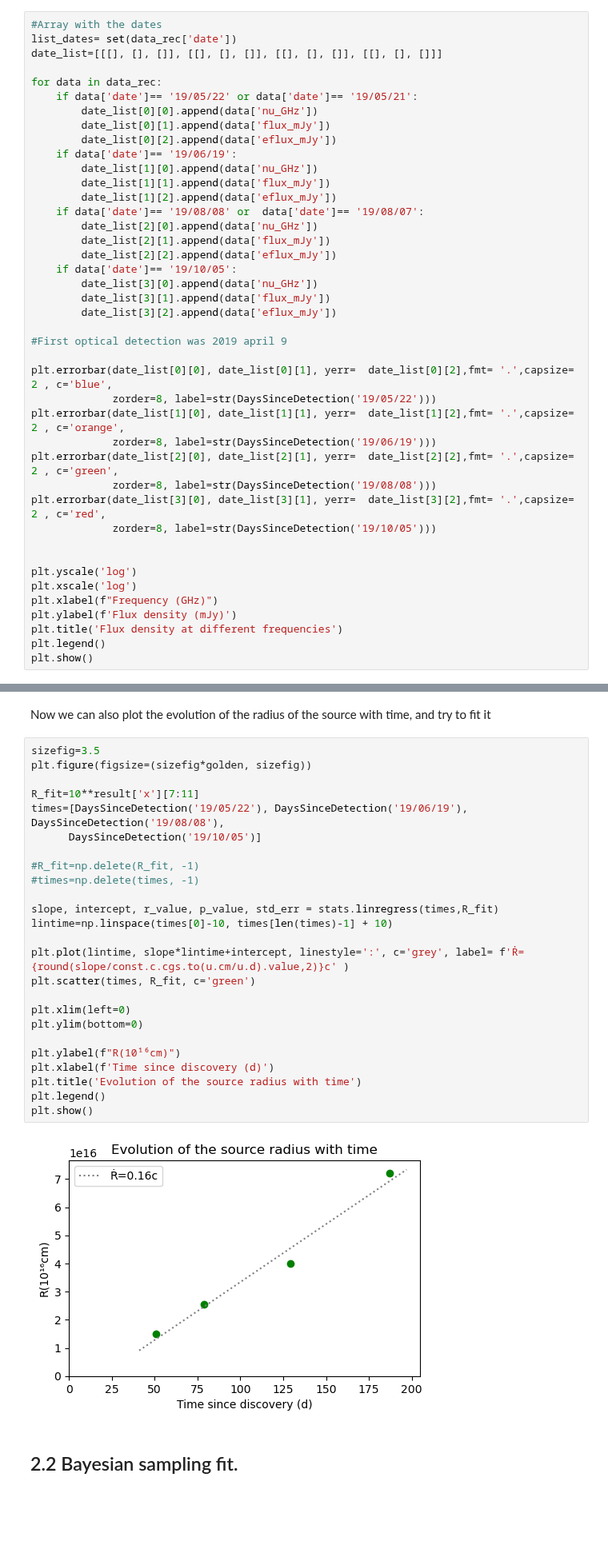
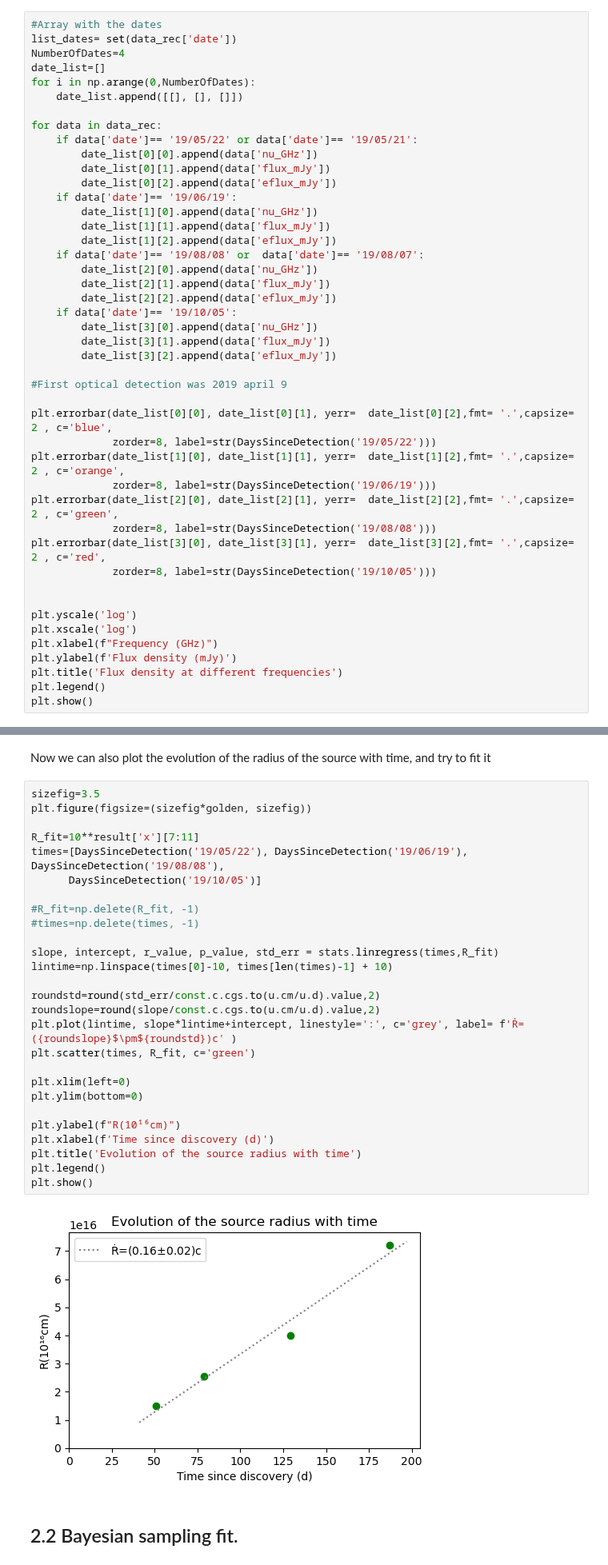
Before and after one commit to Camachoadri/JAEICU2024, a Jupyter notebook: TDE AT2019dsg/TDE jet from AT2019dsg.ipynb, the cells around one changed output, grey strips where cells are left out. Shown at 80% size. Saved outputs shown, nothing was run; the diff lists cells and outputs as text; blank space fills up the shorter version.

```diff
--- a/TDE AT2019dsg/TDE jet from AT2019dsg.ipynb
+++ b/TDE AT2019dsg/TDE jet from AT2019dsg.ipynb
@@ -63,7 +64,10 @@ Let's make a plot to visualize the data.
 # %%
 #Array with the dates
 list_dates= set(data_rec['date'])
-date_list=[[[], [], []], [[], [], []], [[], [], []], [[], [], []]]
+NumberOfDates=4
+date_list=[]
+for i in np.arange(0,NumberOfDates):
+    date_list.append([[], [], []])
 
 for data in data_rec:
     if data['date']== '19/05/22' or data['date']== '19/05/21':
@@ -480,29 +484,31 @@ Now we can also plot the evolution of the radius of the source with time, and tr
 # %%
 sizefig=3.5
 plt.figure(figsize=(sizefig*golden, sizefig))
 
 R_fit=10**result['x'][7:11]
 times=[DaysSinceDetection('19/05/22'), DaysSinceDetection('19/06/19'), DaysSinceDetection('19/08/08'),
       DaysSinceDetection('19/10/05')]
 
 #R_fit=np.delete(R_fit, -1)
 #times=np.delete(times, -1)
 
 slope, intercept, r_value, p_value, std_err = stats.linregress(times,R_fit)
 lintime=np.linspace(times[0]-10, times[len(times)-1] + 10)
 
-plt.plot(lintime, slope*lintime+intercept, linestyle=':', c='grey', label= f'Ṙ={round(slope/const.c.cgs.to(u.cm/u.d).value,2)}c' )
+roundstd=round(std_err/const.c.cgs.to(u.cm/u.d).value,2)
+roundslope=round(slope/const.c.cgs.to(u.cm/u.d).value,2)
+plt.plot(lintime, slope*lintime+intercept, linestyle=':', c='grey', label= f'Ṙ=({roundslope}$\pm${roundstd})c' )
 plt.scatter(times, R_fit, c='green')
 
 plt.xlim(left=0)
 plt.ylim(bottom=0)
 
 plt.ylabel(f"R(10¹⁶cm)")
 plt.xlabel(f'Time since discovery (d)')
 plt.title('Evolution of the source radius with time')
 plt.legend()
 plt.show()
 # %% [output]
-[figure, old version]
+[figure, new version]
 # %% [markdown]
 ## 2.2 Bayesian sampling fit.
```
Also changed, not shown: parts of 6 cells of this notebook.
